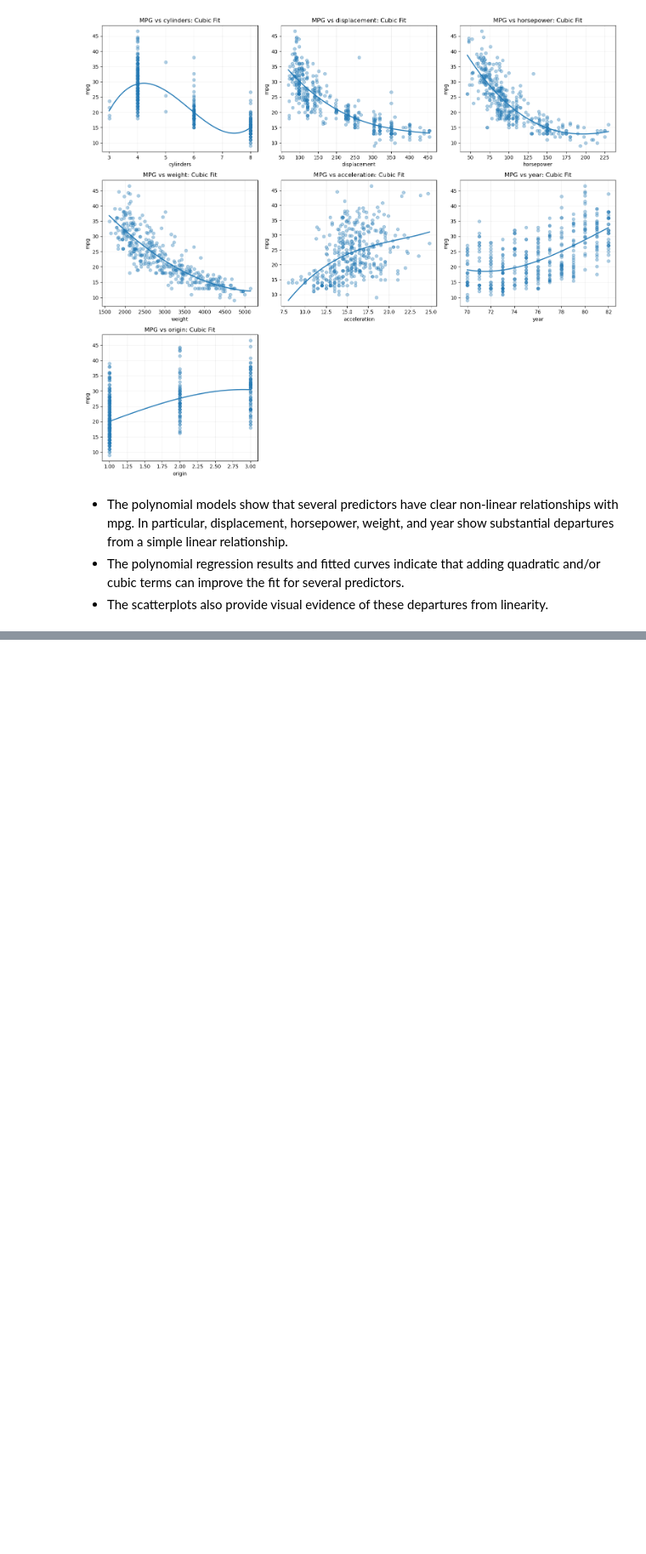
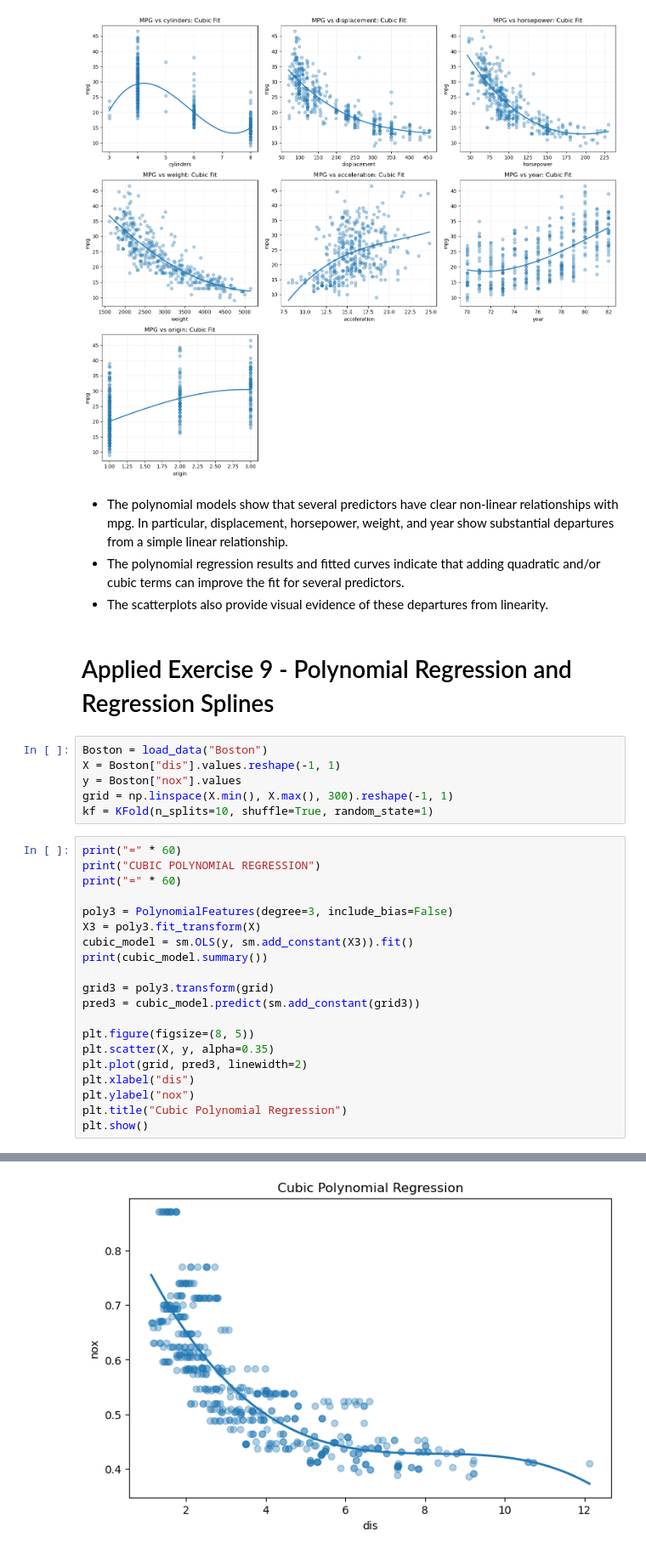
Before and after one commit to sumukha-r/isl-python-solutions, a Jupyter notebook: Chapter07-Moving-Beyond-Linearity/Chapter07-Moving-Beyond-Linearity.ipynb, the cells around one changed output, grey strips where cells are left out. Shown at 85% size. Cells and saved outputs as stored; diff of their text form; blank space fills up the shorter version.

Commit message:
Applied Exercise 9 Chapter 7

```diff
--- a/Chapter07-Moving-Beyond-Linearity/Chapter07-Moving-Beyond-Linearity.ipynb
+++ b/Chapter07-Moving-Beyond-Linearity/Chapter07-Moving-Beyond-Linearity.ipynb
@@ -422,3 +425,32 @@ plt.show()
 and year show substantial departures from a simple linear relationship.
 - The polynomial regression results and fitted curves indicate that adding quadratic and/or cubic terms can improve the fit for several predictors.
 - The scatterplots also provide visual evidence of these departures from linearity.
+# %% [markdown]
+# Applied Exercise 9 - Polynomial Regression and Regression Splines
+# %%
+Boston = load_data("Boston")
+X = Boston["dis"].values.reshape(-1, 1)
+y = Boston["nox"].values
+grid = np.linspace(X.min(), X.max(), 300).reshape(-1, 1)
+kf = KFold(n_splits=10, shuffle=True, random_state=1)
+# %%
+print("=" * 60)
+print("CUBIC POLYNOMIAL REGRESSION")
+print("=" * 60)
+
+poly3 = PolynomialFeatures(degree=3, include_bias=False)
+X3 = poly3.fit_transform(X)
+cubic_model = sm.OLS(y, sm.add_constant(X3)).fit()
+print(cubic_model.summary())
+
+grid3 = poly3.transform(grid)
+pred3 = cubic_model.predict(sm.add_constant(grid3))
+
+plt.figure(figsize=(8, 5))
+plt.scatter(X, y, alpha=0.35)
+plt.plot(grid, pred3, linewidth=2)
+plt.xlabel("dis")
+plt.ylabel("nox")
+plt.title("Cubic Polynomial Regression")
+plt.show()
+# %% [output]
@@ -424,0 +474 @@ and year show substantial departures from a simple linear relationship.
+[figure, added]
```
Also changed, not shown: parts of 12 cells of this notebook, 1 other file.
